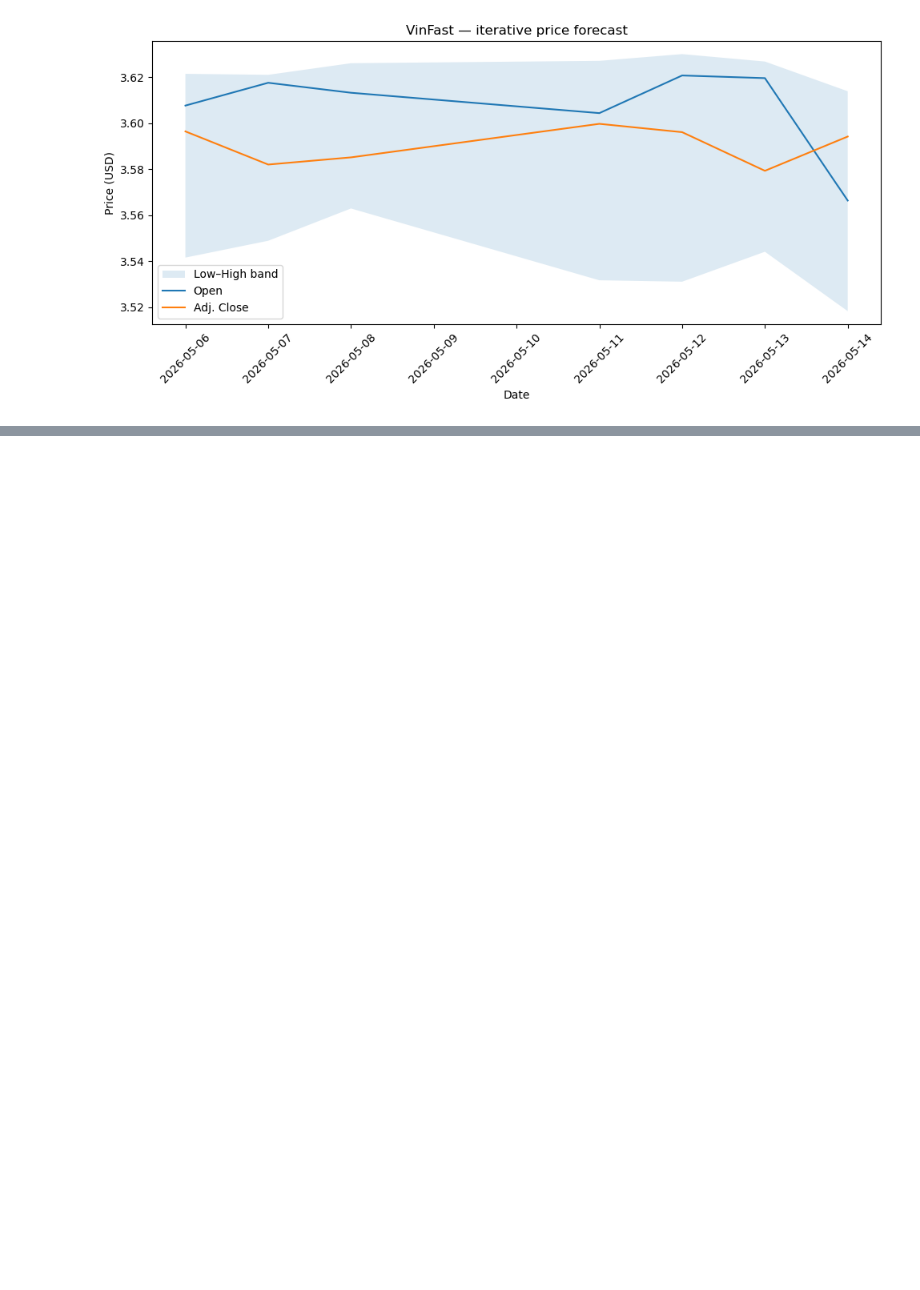
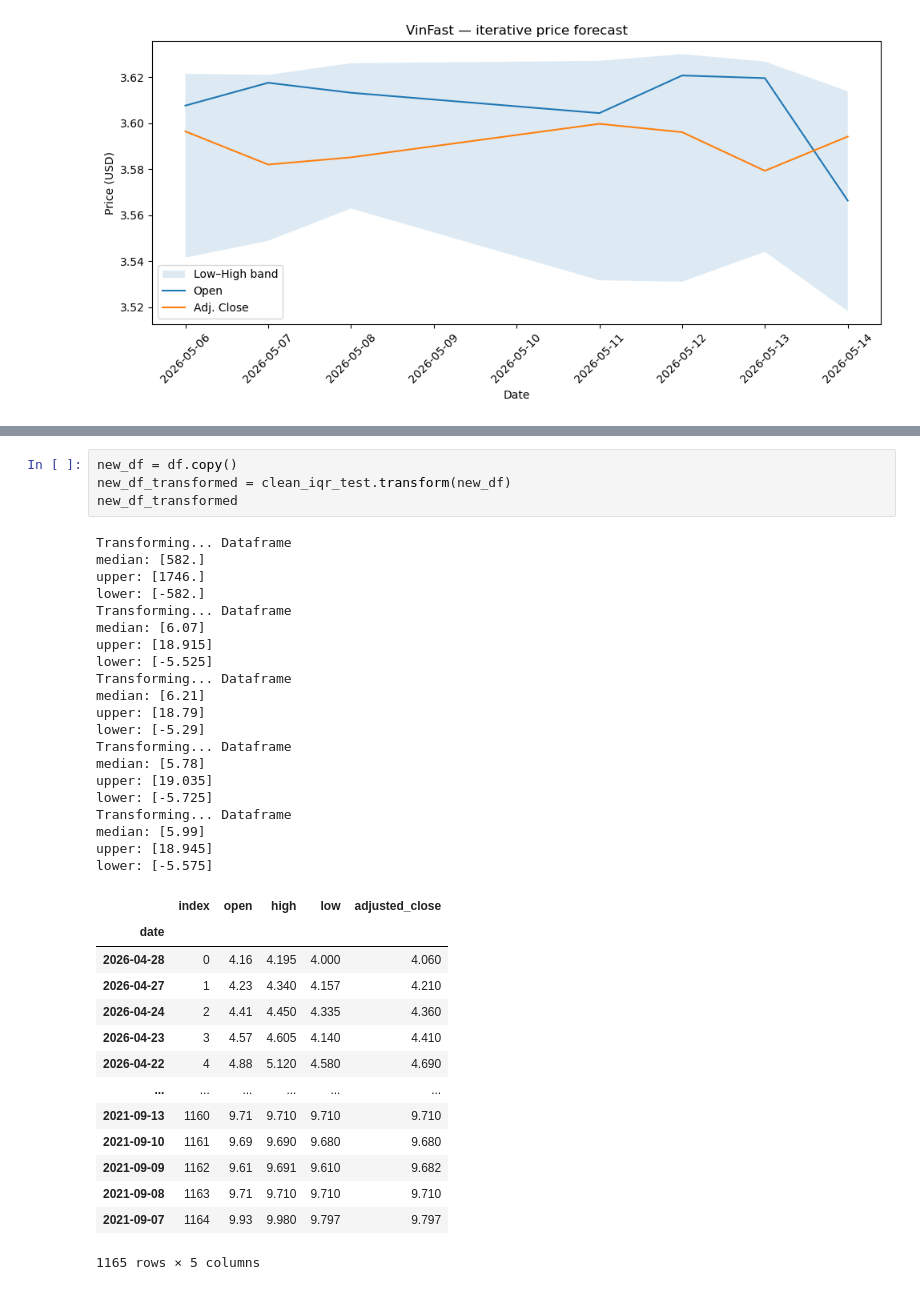
Before and after one commit to Thomas-Nguyen12/NewsApplication, a Jupyter notebook: notebooks/test_vinfast_forecaster.ipynb, the cells around one changed output, grey strips where cells are left out. Cells and saved outputs as stored; diff of their text form; blank space fills up the shorter version.

```diff
--- a/notebooks/test_vinfast_forecaster.ipynb
+++ b/notebooks/test_vinfast_forecaster.ipynb
@@ -94,0 +187,39 @@ b
+# %%
+new_df = df.copy()
+new_df_transformed = clean_iqr_test.transform(new_df)
+new_df_transformed
+# %% [output]
+Transforming... Dataframe
+median: [582.]
+upper: [1746.]
+lower: [-582.]
+Transforming... Dataframe
+median: [6.07]
+upper: [18.915]
+lower: [-5.525]
+Transforming... Dataframe
+median: [6.21]
+upper: [18.79]
+lower: [-5.29]
+Transforming... Dataframe
+median: [5.78]
+upper: [19.035]
+lower: [-5.725]
+Transforming... Dataframe
+median: [5.99]
+upper: [18.945]
+lower: [-5.575]
+|  | index | open | high | low | adjusted_close |
+| date |  |  |  |  |  |
+| 2026-04-28 | 0 | 4.16 | 4.195 | 4.000 | 4.060 |
+| 2026-04-27 | 1 | 4.23 | 4.340 | 4.157 | 4.210 |
+| 2026-04-24 | 2 | 4.41 | 4.450 | 4.335 | 4.360 |
+| 2026-04-23 | 3 | 4.57 | 4.605 | 4.140 | 4.410 |
+| 2026-04-22 | 4 | 4.88 | 5.120 | 4.580 | 4.690 |
+| ... | ... | ... | ... | ... | ... |
+| 2021-09-13 | 1160 | 9.71 | 9.710 | 9.710 | 9.710 |
+| 2021-09-10 | 1161 | 9.69 | 9.690 | 9.680 | 9.680 |
+| 2021-09-09 | 1162 | 9.61 | 9.691 | 9.610 | 9.682 |
+| 2021-09-08 | 1163 | 9.71 | 9.710 | 9.710 | 9.710 |
+| 2021-09-07 | 1164 | 9.93 | 9.980 | 9.797 | 9.797 |
+1165 rows × 5 columns
```
Also changed, not shown: parts of 21 cells of this notebook, 1 other file.
